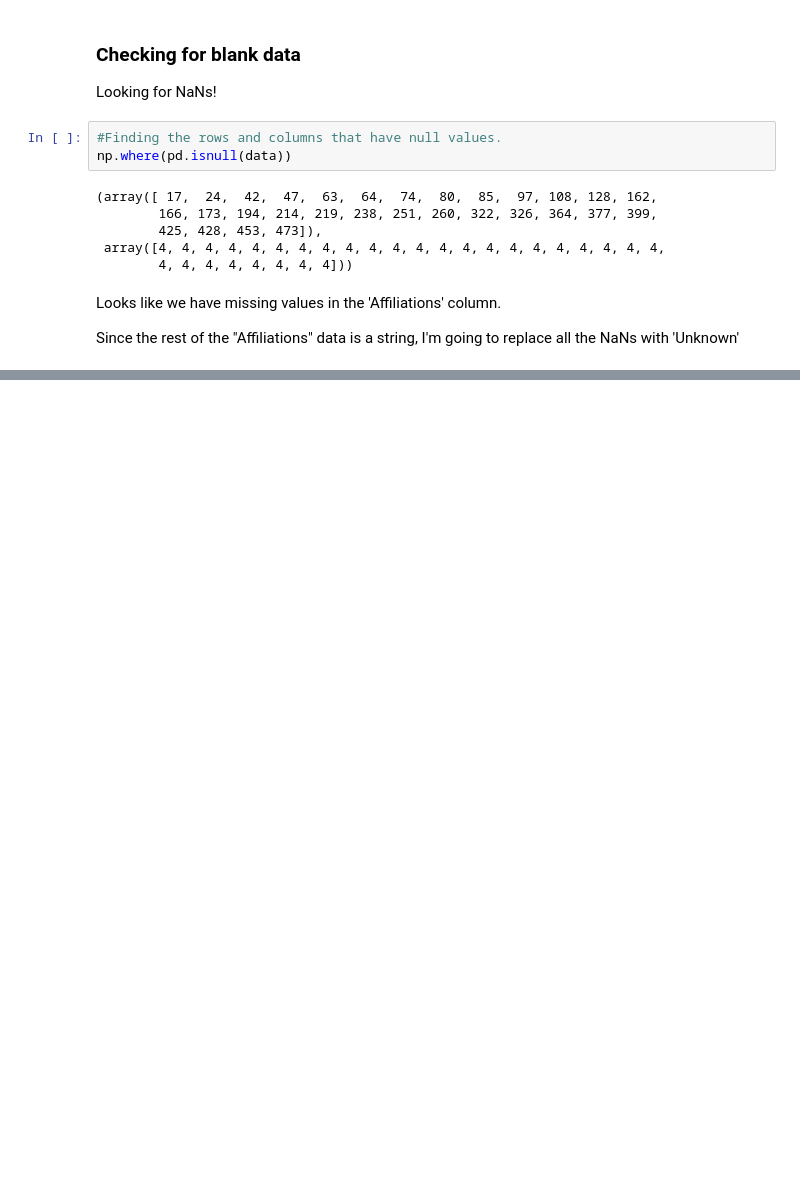
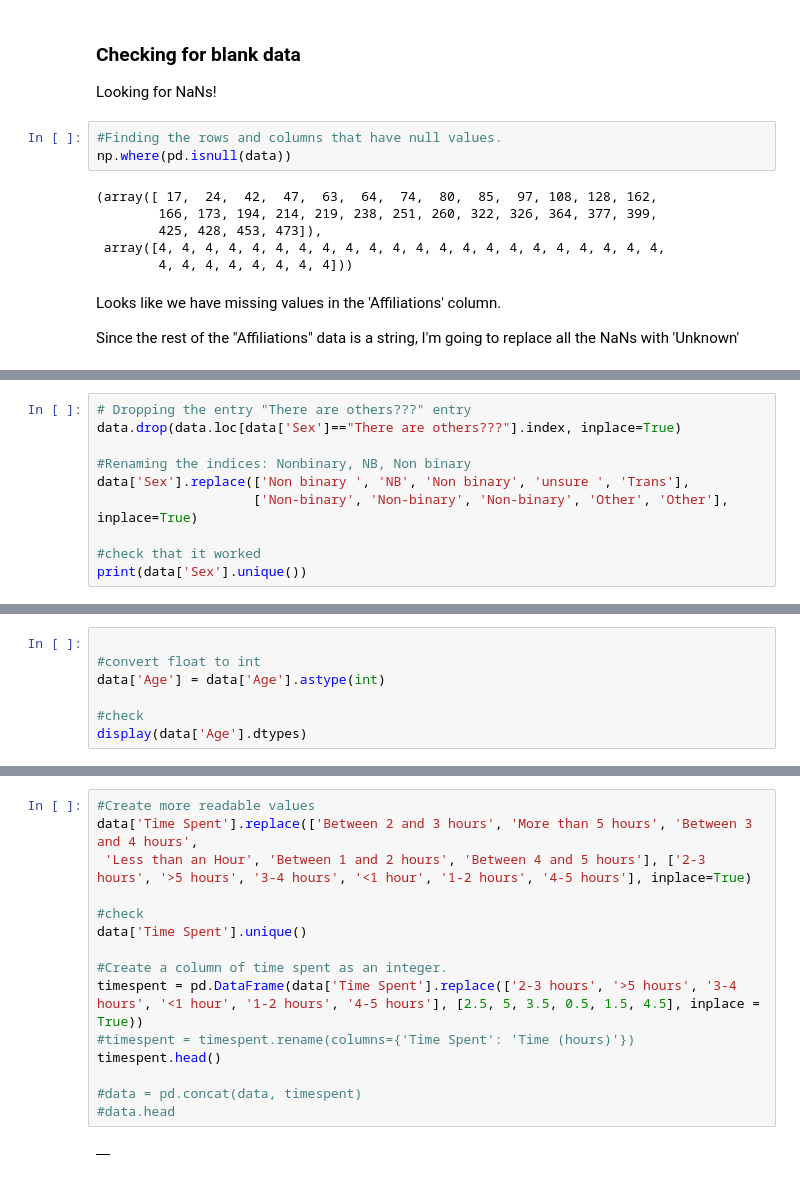
Before and after one commit to allygee/smmh_project, a Jupyter notebook: Social Media Mental Heallth Notebook.ipynb, the cells around one changed output, grey strips where cells are left out. Drawn from its saved outputs; the diff is of its cells as text; blank space fills up the shorter version.

Commit message:
created time column

```diff
--- a/Social Media Mental Heallth Notebook.ipynb
+++ b/Social Media Mental Heallth Notebook.ipynb
@@ -96,0 +134,10 @@ np.where(pd.isnull(data))
+# %%
+# Dropping the entry "There are others???" entry
+data.drop(data.loc[data['Sex']=="There are others???"].index, inplace=True)
+
+#Renaming the indices: Nonbinary, NB, Non binary
+data['Sex'].replace(['Non binary ', 'NB', 'Non binary', 'unsure ', 'Trans'],
+                    ['Non-binary', 'Non-binary', 'Non-binary', 'Other', 'Other'], inplace=True)
+
+#check that it worked
+print(data['Sex'].unique())
@@ -96,0 +150,7 @@ np.where(pd.isnull(data))
+# %%
+
+#convert float to int
+data['Age'] = data['Age'].astype(int)
+
+#check
+display(data['Age'].dtypes)
@@ -96,0 +165,17 @@ np.where(pd.isnull(data))
+# %%
+#Create more readable values
+data['Time Spent'].replace(['Between 2 and 3 hours', 'More than 5 hours', 'Between 3 and 4 hours',
+ 'Less than an Hour', 'Between 1 and 2 hours', 'Between 4 and 5 hours'], ['2-3 hours', '>5 hours', '3-4 hours', '<1 hour', '1-2 hours', '4-5 hours'], inplace=True)
+
+#check
+data['Time Spent'].unique()
+
+#Create a column of time spent as an integer.
+timespent = pd.DataFrame(data['Time Spent'].replace(['2-3 hours', '>5 hours', '3-4 hours', '<1 hour', '1-2 hours', '4-5 hours'], [2.5, 5, 3.5, 0.5, 1.5, 4.5], inplace = True))
+#timespent = timespent.rename(columns={'Time Spent': 'Time (hours)'})
+timespent.head()
+
+#data = pd.concat(data, timespent)
+#data.head
+# %% [output]
+|  |
```
Also changed, not shown: parts of 8 cells of this notebook.
